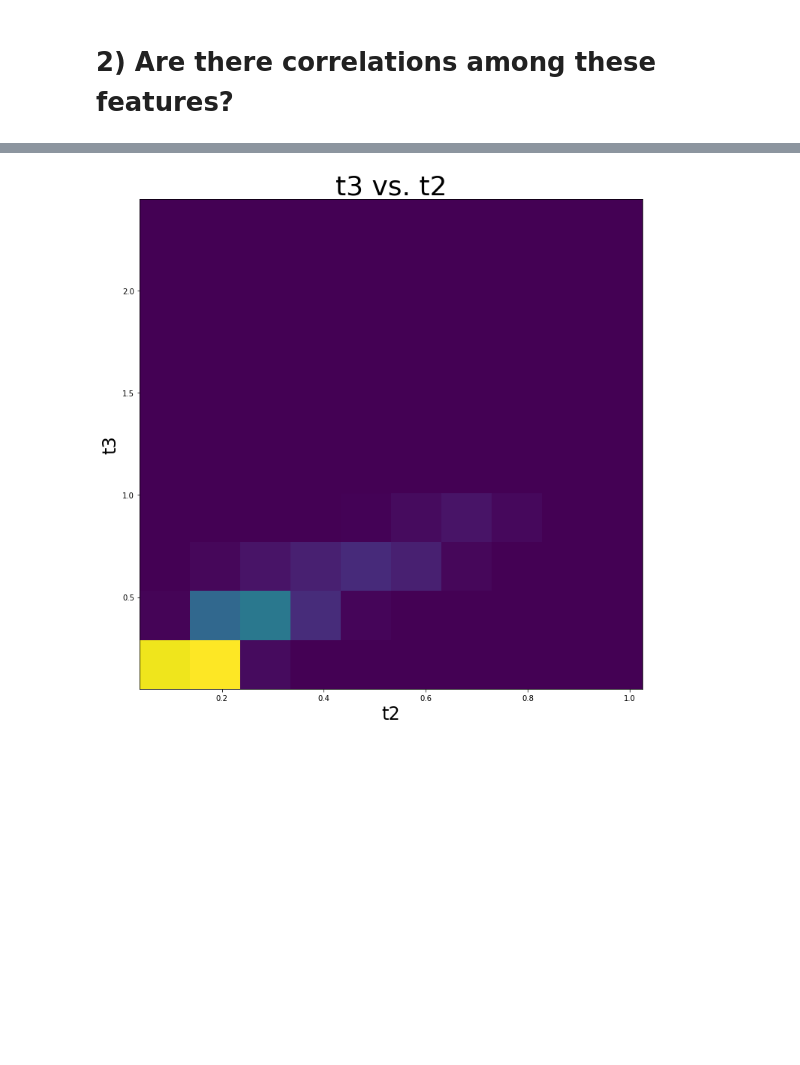
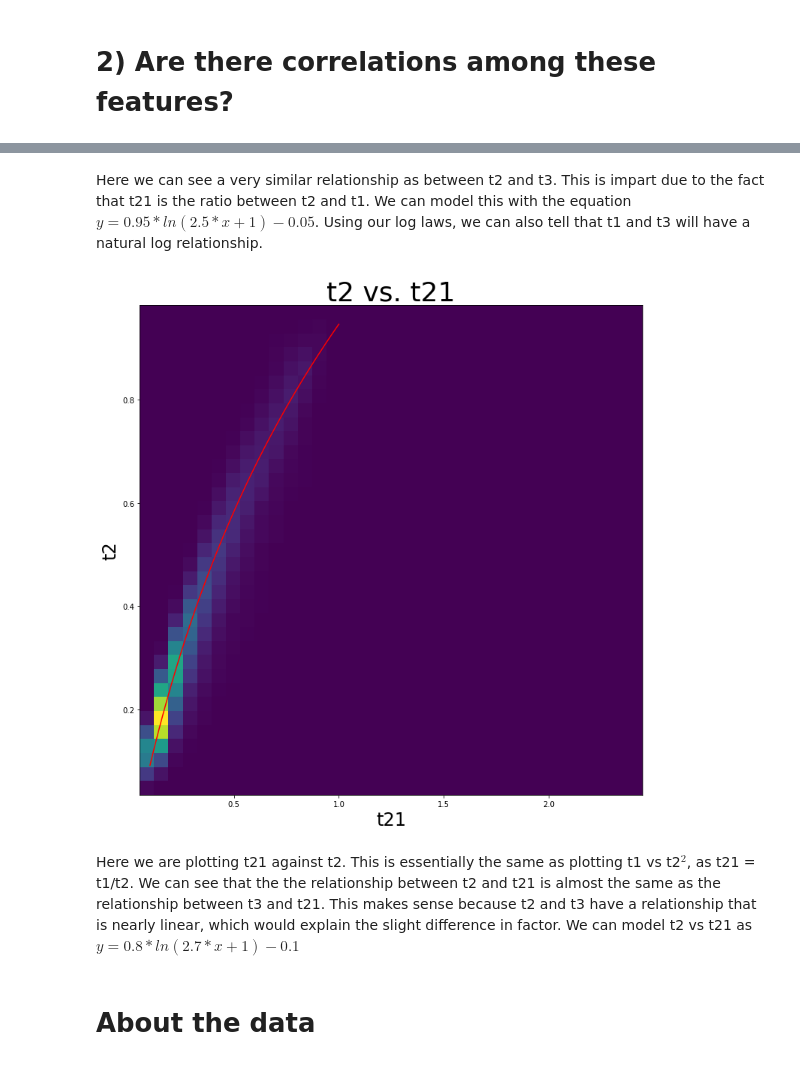
Before and after one commit to WyattOtsuka/PHYS434, a Jupyter notebook: lab5.ipynb, the cells around one changed output, grey strips where cells are left out. Saved outputs shown, nothing was run; the diff lists cells and outputs as text; code cells hidden in the pictures; blank space fills up the shorter version.

Commit message:
added trendlines, as well as intro to data and vars

```diff
--- a/lab5.ipynb
+++ b/lab5.ipynb
@@ -74,11 +77,20 @@ Here we can see what appears to be a
+# %% [markdown]
+Here we can see a very similar relationship as between t2 and t3. This is impart due to the fact that t21 is the ratio between t2 and t1. We can model this with the equation $y=0.95*ln(2.5*x+1)-0.05$. Using our log laws, we can also tell that t1 and t3 will have a natural log relationship.
 # %%
+fig, ax = plt.subplots(1, 1)
+
 plt.rcParams["figure.figsize"] = (12,12)
-
-plt.hist2d(higgs["t3"], higgs["t2"])
-plt.title("t3 vs. t2", fontsize = 36)
-plt.ylabel("t3", fontsize = 24)
-plt.xlabel("t2", fontsize = 24)
+x = np.linspace(0.1,1,10000)
+plt.hist2d(higgs["t2"], higgs["t21"], bins = 35)
+plt.title("t2 vs. t21", fontsize = 36)
+ax.plot(x,0.8*np.log(x*2.7+1)-0.1, color = 'red')
+plt.ylabel("t2", fontsize = 24)
+plt.xlabel("t21", fontsize = 24)
 
 plt.show()
 # %% [output]
-[figure, old version]
+[figure, new version]
+# %% [markdown]
+Here we are plotting t21 against t2. This is essentially the same as plotting t1 vs t2$^2$, as t21 = t1/t2. We can see that the the relationship between t2 and t21 is almost the same as the relationship between t3 and t21. This makes sense because t2 and t3 have a relationship that is nearly linear, which would explain the slight difference in factor. We can model t2 vs t21 as $y=0.8*ln(2.7*x+1)-0.1$
+# %% [markdown]
+# About the data
```
Also changed, not shown: parts of 10 cells of this notebook.
